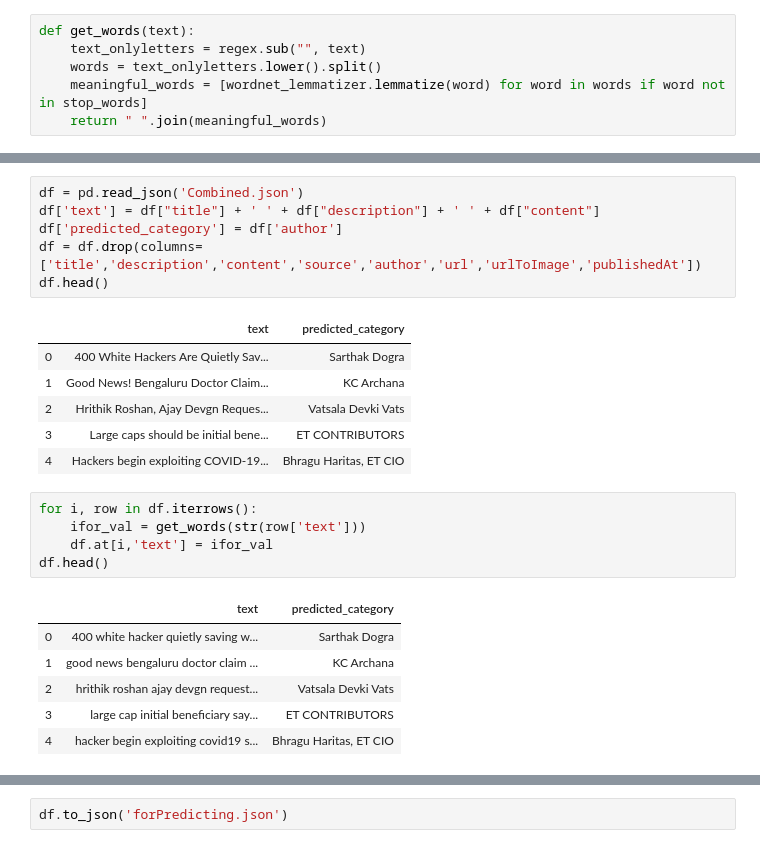
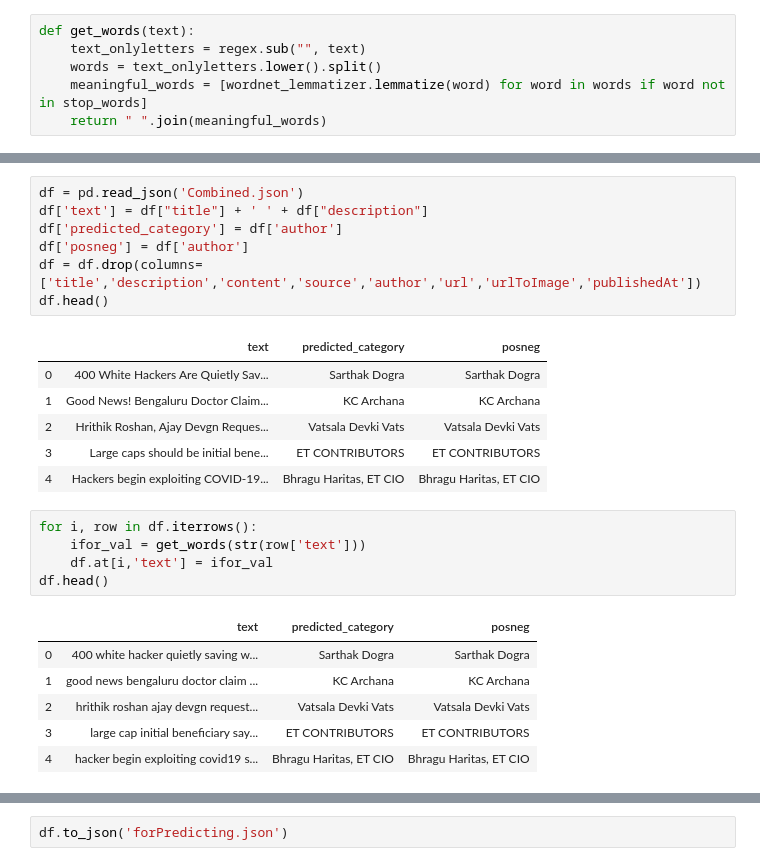
Before and after one commit to woshikie/Information-Retrieval, a Jupyter notebook: Classification/With general news dataset/Untitled.ipynb, the cells around one changed output, grey strips where cells are left out. Cells and saved outputs as stored; diff of their text form.

```diff
--- a/Classification/With general news dataset/Untitled.ipynb
+++ b/Classification/With general news dataset/Untitled.ipynb
@@ -27,25 +39,26 @@ def get_words(text):
 # %%
 df = pd.read_json('Combined.json')
-df['text'] = df["title"] + ' ' + df["description"] + ' ' + df["content"]
+df['text'] = df["title"] + ' ' + df["description"]
 df['predicted_category'] = df['author']
+df['posneg'] = df['author']
 df = df.drop(columns=['title','description','content','source','author','url','urlToImage','publishedAt'])
 df.head()
 # %% [output]
-|  | text | predicted_category |
-| 0 | 400 White Hackers Are Quietly Sav... | Sarthak Dogra |
-| 1 | Good News! Bengaluru Doctor Claim... | KC Archana |
-| 2 | Hrithik Roshan, Ajay Devgn Reques... | Vatsala Devki Vats |
-| 3 | Large caps should be initial bene... | ET CONTRIBUTORS |
-| 4 | Hackers begin exploiting COVID-19... | Bhragu Haritas, ET CIO |
+|  | text | predicted_category | posneg |
+| 0 | 400 White Hackers Are Quietly Sav... | Sarthak Dogra | Sarthak Dogra |
+| 1 | Good News! Bengaluru Doctor Claim... | KC Archana | KC Archana |
+| 2 | Hrithik Roshan, Ajay Devgn Reques... | Vatsala Devki Vats | Vatsala Devki Vats |
+| 3 | Large caps should be initial bene... | ET CONTRIBUTORS | ET CONTRIBUTORS |
+| 4 | Hackers begin exploiting COVID-19... | Bhragu Haritas, ET CIO | Bhragu Haritas, ET CIO |
 # %%
 for i, row in df.iterrows():
     ifor_val = get_words(str(row['text']))
     df.at[i,'text'] = ifor_val
 df.head()
 # %% [output]
-|  | text | predicted_category |
-| 0 | 400 white hacker quietly saving w... | Sarthak Dogra |
-| 1 | good news bengaluru doctor claim ... | KC Archana |
-| 2 | hrithik roshan ajay devgn request... | Vatsala Devki Vats |
-| 3 | large cap initial beneficiary say... | ET CONTRIBUTORS |
-| 4 | hacker begin exploiting covid19 s... | Bhragu Haritas, ET CIO |
+|  | text | predicted_category | posneg |
+| 0 | 400 white hacker quietly saving w... | Sarthak Dogra | Sarthak Dogra |
+| 1 | good news bengaluru doctor claim ... | KC Archana | KC Archana |
+| 2 | hrithik roshan ajay devgn request... | Vatsala Devki Vats | Vatsala Devki Vats |
+| 3 | large cap initial beneficiary say... | ET CONTRIBUTORS | ET CONTRIBUTORS |
+| 4 | hacker begin exploiting covid19 s... | Bhragu Haritas, ET CIO | Bhragu Haritas, ET CIO |
```
Also changed, not shown: parts of 5 cells of this notebook, 3 other files.
